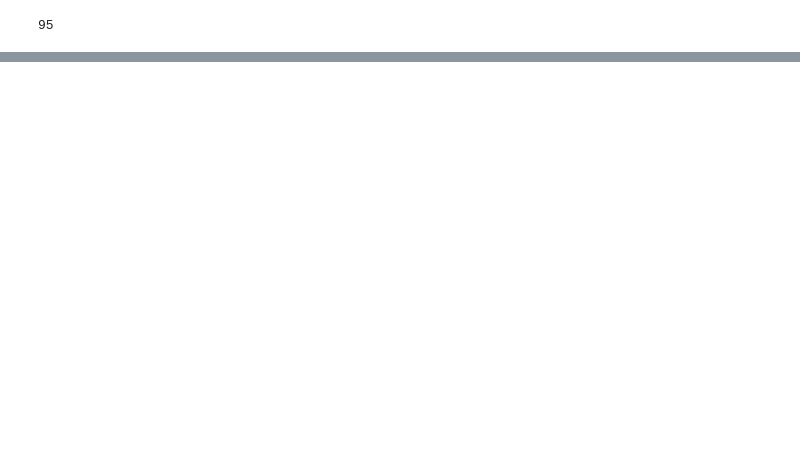
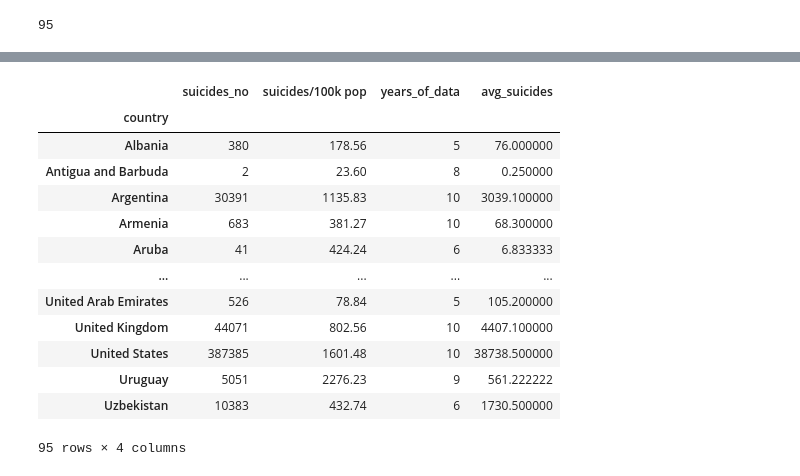
Before and after one commit to arw-625/Happiest-Generation, a Jupyter notebook: Happiest -Gen.ipynb, the cells around one changed output, grey strips where cells are left out. Saved outputs shown, nothing was run; the diff lists cells and outputs as text; code cells hidden in the pictures; blank space fills up the shorter version.

```diff
--- a/Happiest -Gen.ipynb
+++ b/Happiest -Gen.ipynb
@@ -239,0 +254,18 @@ a
+# %%
+a["avg_suicides"] = a["suicides_no"] / a['years_of_data']
+a
+# %% [output]
+|  | suicides_no | suicides/100k pop | years_of_data | avg_suicides |
+| country |  |  |  |  |
+| Albania | 380 | 178.56 | 5 | 76.000000 |
+| Antigua and Barbuda | 2 | 23.60 | 8 | 0.250000 |
+| Argentina | 30391 | 1135.83 | 10 | 3039.100000 |
+| Armenia | 683 | 381.27 | 10 | 68.300000 |
+| Aruba | 41 | 424.24 | 6 | 6.833333 |
+| ... | ... | ... | ... | ... |
+| United Arab Emirates | 526 | 78.84 | 5 | 105.200000 |
+| United Kingdom | 44071 | 802.56 | 10 | 4407.100000 |
+| United States | 387385 | 1601.48 | 10 | 38738.500000 |
+| Uruguay | 5051 | 2276.23 | 9 | 561.222222 |
+| Uzbekistan | 10383 | 432.74 | 6 | 1730.500000 |
+95 rows × 4 columns
```
Also changed, not shown: parts of 21 cells of this notebook, 1 other file.
